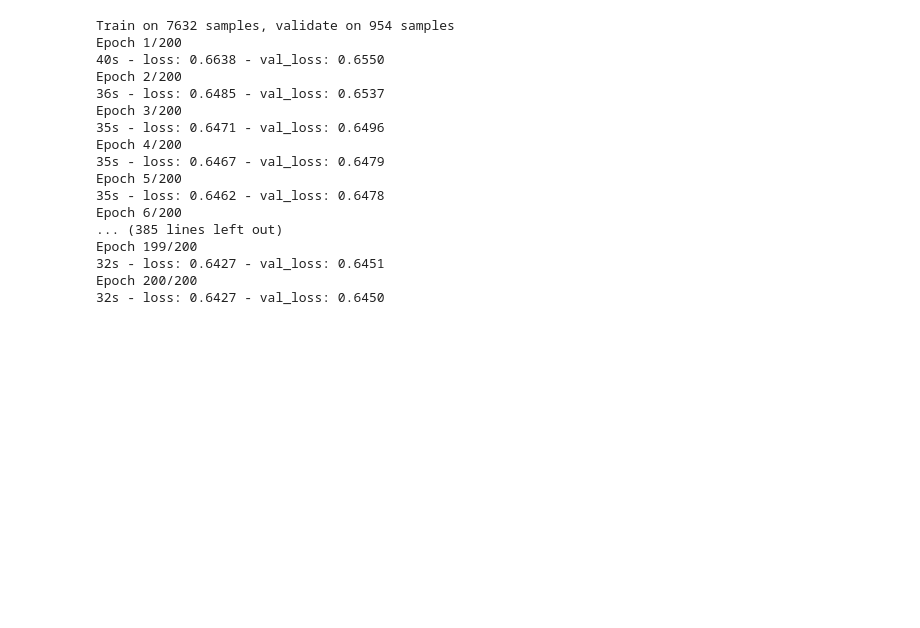
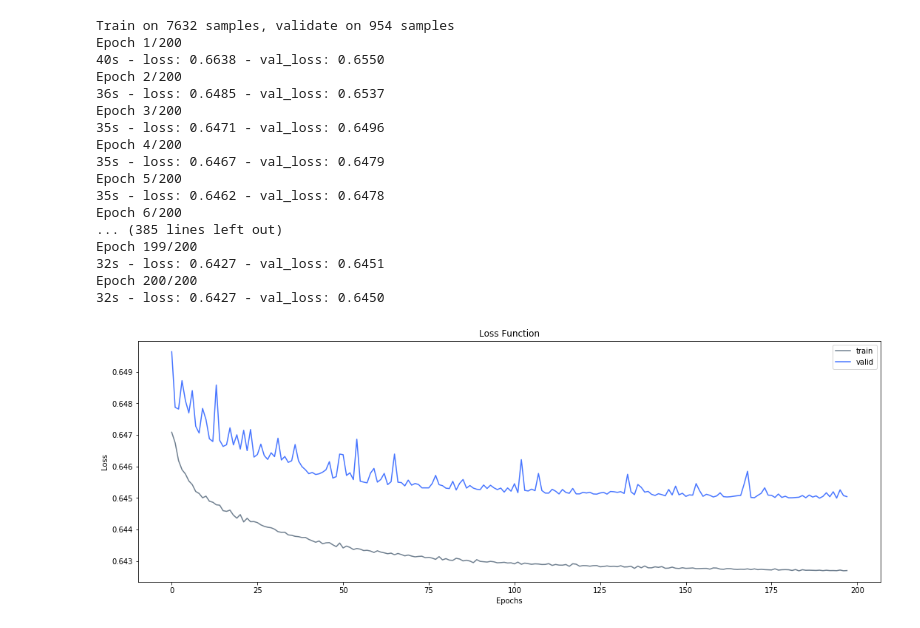
Before and after one commit to OlgaBelitskaya/deep_learning_projects, a Jupyter notebook: DL_PP2/DL_PP2_Additional.ipynb, the cells around one changed output. Cells and saved outputs as stored; diff of their text form; code cells hidden in the pictures; blank space fills up the shorter version.

```diff
--- a/DL_PP2/DL_PP2_Additional.ipynb
+++ b/DL_PP2/DL_PP2_Additional.ipynb
@@ -367,6 +367,18 @@ Epoch 199/200
 32s - loss: 0.6427 - val_loss: 0.6451
 Epoch 200/200
 32s - loss: 0.6427 - val_loss: 0.6450
+# %%
+hide_code
+# Plot training history
+plt.figure(figsize=(18, 6))
+plt.plot(autoencoder_history.history['loss'][2:], color='slategray', label = 'train')
+plt.plot(autoencoder_history.history['val_loss'][2:], color='#4876ff', label = 'valid')
+plt.xlabel("Epochs")
+plt.ylabel("Loss")
+plt.legend()
+plt.title('Loss Function');
+# %% [output]
+[figure, added]
 # %%
 hide_code
 # Create decoded images
```
Also changed, not shown: parts of 2 cells of this notebook.
